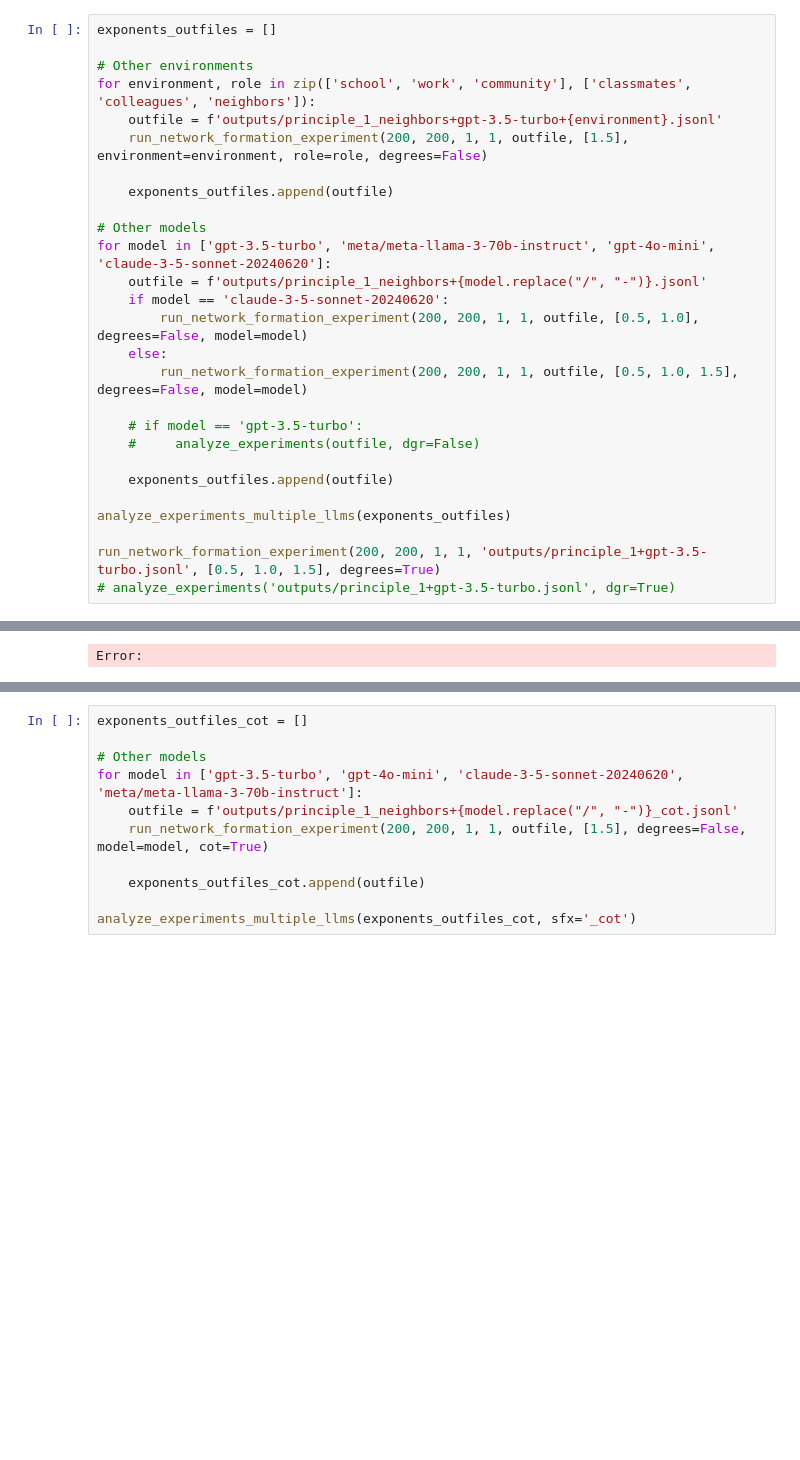
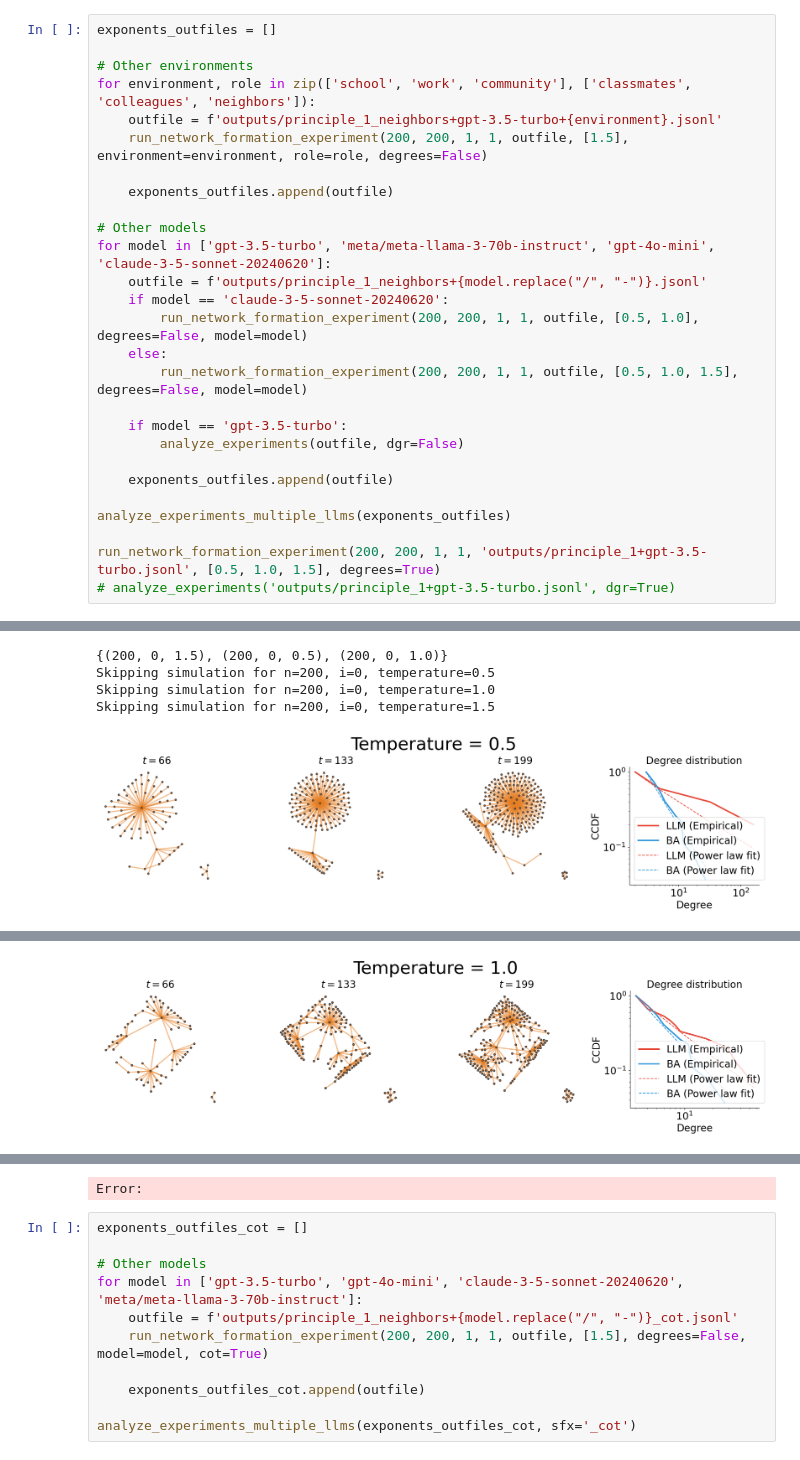
Before and after one commit to papachristoumarios/llm-network-formation, a Jupyter notebook: principle_1.ipynb, the cells around one changed output, grey strips where cells are left out. Drawn from its saved outputs; the diff is of its cells as text; blank space fills up the shorter version.

Commit message:
Change plotting code for principle 1

```diff
--- a/principle_1.ipynb
+++ b/principle_1.ipynb
@@ -586,8 +605,8 @@ for model in ['gpt-3.5-turbo', 'meta/meta-llama-3-70b-instruct', 'gpt-4o-mini',
     else:
         run_network_formation_experiment(200, 200, 1, 1, outfile, [0.5, 1.0, 1.5], degrees=False, model=model)
 
-    # if model == 'gpt-3.5-turbo':
-    #     analyze_experiments(outfile, dgr=False)
+    if model == 'gpt-3.5-turbo':
+        analyze_experiments(outfile, dgr=False)
 
     exponents_outfiles.append(outfile)
 
@@ -611 +645,5 @@ KeyboardInterrupt:
-Error:
+{(200, 0, 1.5), (200, 0, 0.5), (200, 0, 1.0)}
+Skipping simulation for n=200, i=0, temperature=0.5
+Skipping simulation for n=200, i=0, temperature=1.0
+Skipping simulation for n=200, i=0, temperature=1.5
+[figure, added]
@@ -611,0 +651 @@ Error:
+[figure, added]
@@ -612,3 +657,4 @@ Error:
+Error:
 # %%
 exponents_outfiles_cot = []
 
```
Also changed, not shown: parts of 2 cells of this notebook.
